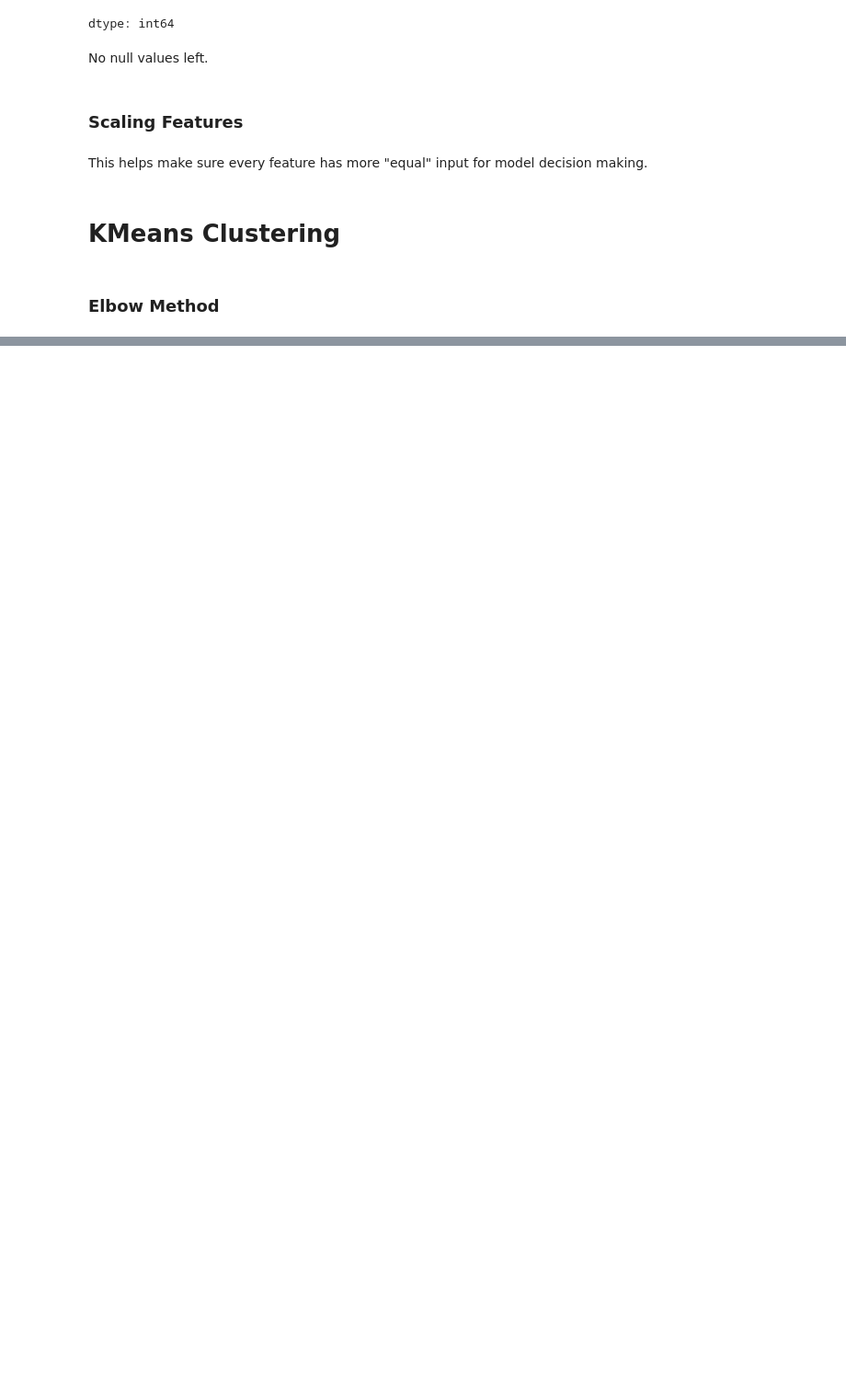
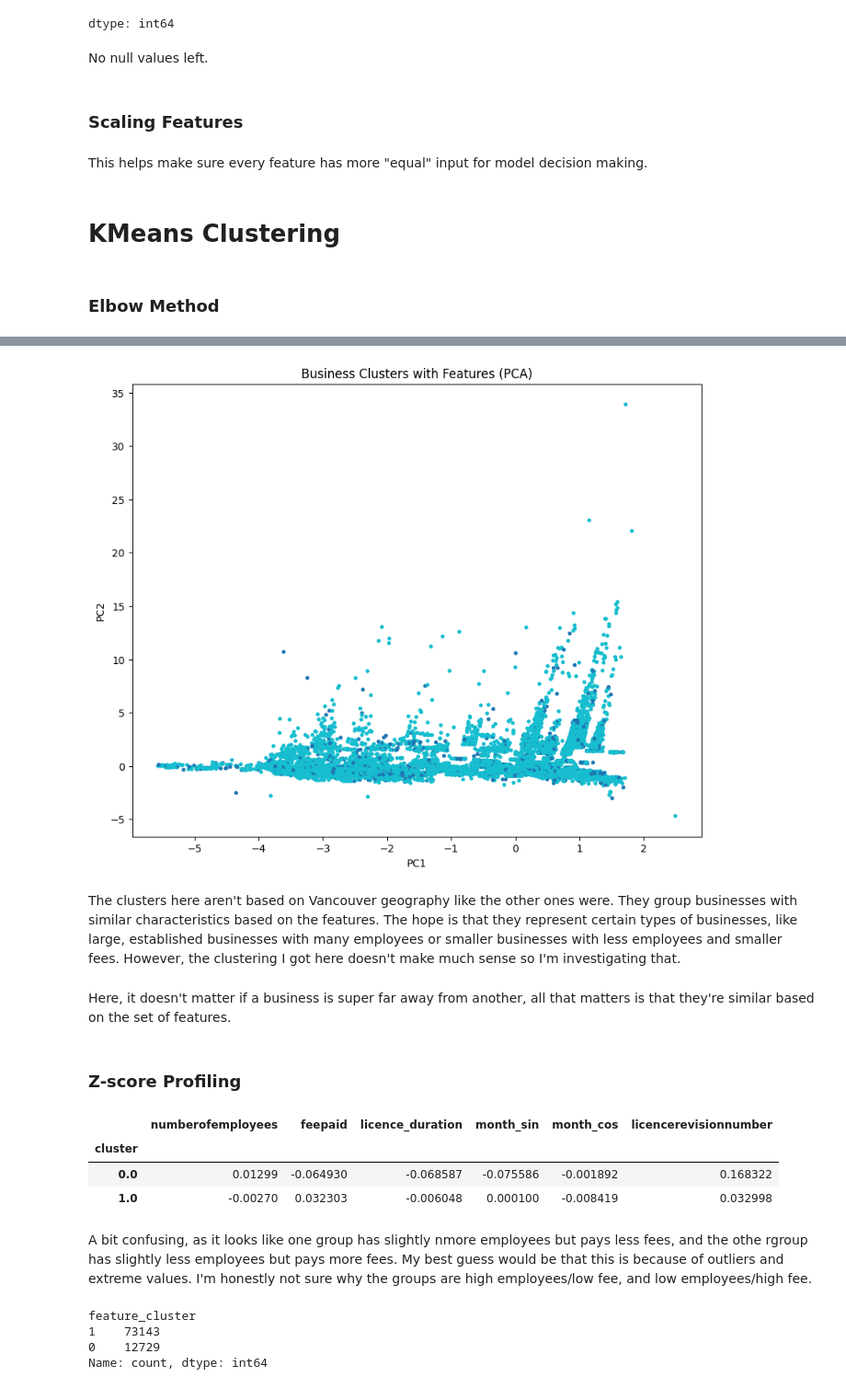
Before and after one commit to zlwym/Assignment03, a Jupyter notebook: iat461_a3_zoemann_301452821.ipynb, the cells around one changed output, grey strips where cells are left out. Shown at 92% size. Saved outputs shown, nothing was run; the diff lists cells and outputs as text; code cells hidden in the pictures; blank space fills up the shorter version.

```diff
--- a/iat461_a3_zoemann_301452821.ipynb
+++ b/iat461_a3_zoemann_301452821.ipynb
@@ -605,0 +655,8 @@ This helps make sure every feature has more "equal" input for model decision mak
+# %%
+kmeans = KMeans(
+    n_clusters = 2,
+    random_state = 42,
+    n_init = 10
+)
+
+issued["feature_cluster"] = kmeans.fit_predict(features_scaled)
@@ -605,0 +665,4 @@ This helps make sure every feature has more "equal" input for model decision mak
+# %%
+pca = PCA(n_components = 2)
+
+pca_features = pca.fit_transform(features_scaled)
@@ -605,0 +671,9 @@ This helps make sure every feature has more "equal" input for model decision mak
+# %%
+# Make a dataframe
+
+pca_df = pd.DataFrame(
+    pca_features,
+    columns = ["PC1", "PC2"]
+)
+
+pca_df["cluster"] = issued['feature_cluster']
@@ -605,0 +688,24 @@ This helps make sure every feature has more "equal" input for model decision mak
+# %%
+plt.figure(figsize = (10, 8))
+
+plt.scatter(
+    pca_df["PC1"],
+    pca_df["PC2"],
+    c = pca_df["cluster"],
+    cmap = "tab10",
+    s = 8
+)
+
+plt.xlabel("PC1")
+plt.ylabel("PC2")
+plt.title("Business Clusters with Features (PCA)")
+
+plt.show()
+# %% [output]
+[figure, added]
+# %% [markdown]
+The clusters here aren't based on Vancouver geography like the other ones were. They group businesses with similar characteristics based on the features. The hope is that they represent certain types of businesses, like large, established businesses with many employees or smaller businesses with less employees and smaller fees. However, the clustering I got here doesn't make much sense so I'm investigating that.
+# %% [markdown]
+Here, it doesn't matter if a business is super far away from another, all that matters is that they're similar based on the set of features.
+# %% [markdown]
+### Z-score Profiling
@@ -605,0 +719,18 @@ This helps make sure every feature has more "equal" input for model decision mak
+# %%
+cluster_profiles = numeric_scaled.groupby("cluster").mean()
+
+cluster_profiles
+# %% [output]
+|  | numberofemployees | feepaid | licence_duration | month_sin | month_cos | licencerevisionnumber |
+| cluster |  |  |  |  |  |  |
+| 0.0 | 0.01299 | -0.064930 | -0.068587 | -0.075586 | -0.001892 | 0.168322 |
+| 1.0 | -0.00270 | 0.032303 | -0.006048 | 0.000100 | -0.008419 | 0.032998 |
+# %% [markdown]
+A bit confusing, as it looks like one group has slightly nmore employees but pays less fees, and the othe rgroup has slightly less employees but pays more fees. My best guess would be that this is because of outliers and extreme values. I'm honestly not sure why the groups are high employees/low fee, and low employees/high fee.
+# %%
+print(issued["feature_cluster"].value_counts())
+# %% [output]
+feature_cluster
+1    73143
+0    12729
+Name: count, dtype: int64
```
Also changed, not shown: parts of 14 cells of this notebook.
